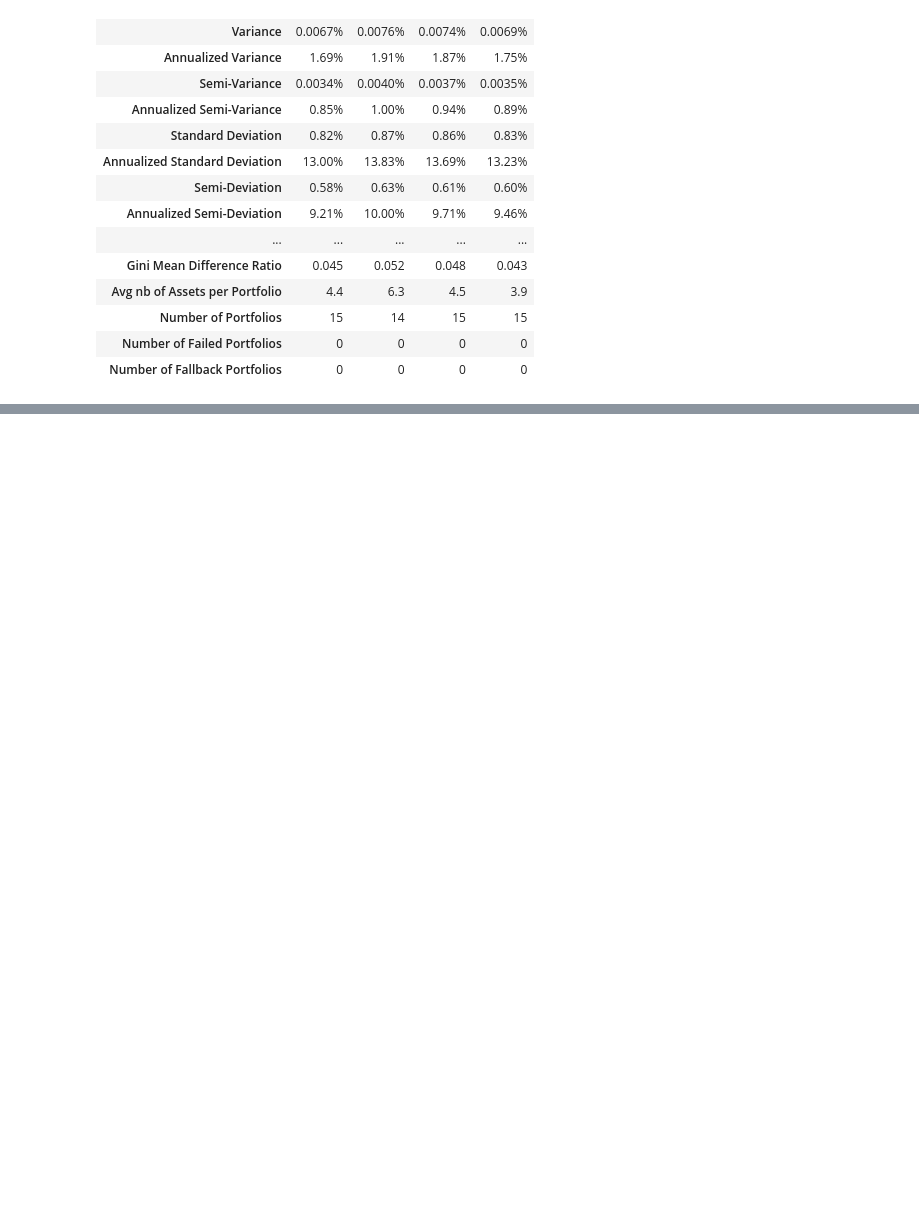
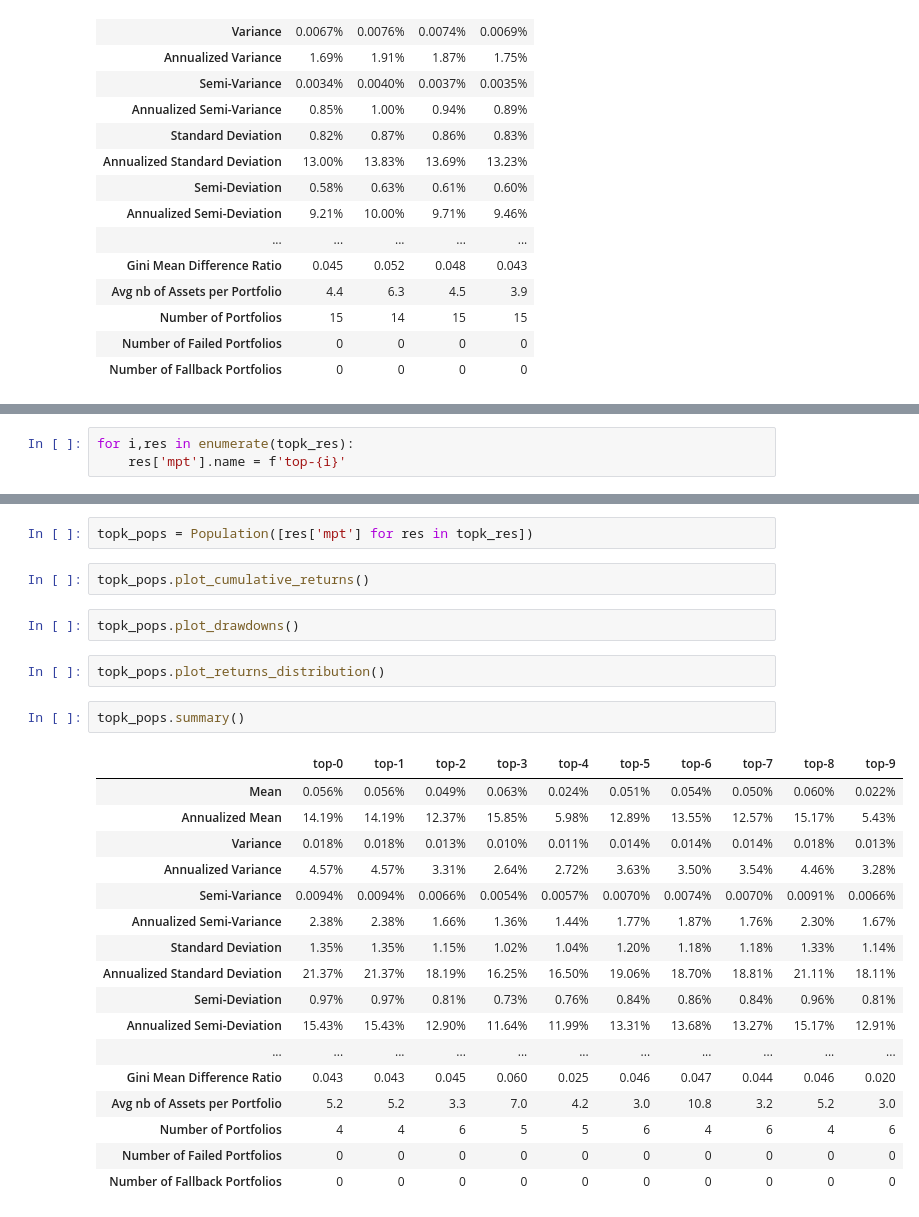
Before and after one commit to wang-jinghui/machine-learning-for-trading, a Jupyter notebook: case_studies/lazy_trading/WalkForward_OOS.ipynb, the cells around one changed output, grey strips where cells are left out. Saved outputs shown, nothing was run; the diff lists cells and outputs as text; blank space fills up the shorter version.

```diff
--- a/case_studies/lazy_trading/WalkForward_OOS.ipynb
+++ b/case_studies/lazy_trading/WalkForward_OOS.ipynb
@@ -213,0 +270,3 @@ pop.summary()
+# %%
+for i,res in enumerate(topk_res):
+    res['mpt'].name = f'top-{i}'
@@ -213,0 +277,28 @@ pop.summary()
+# %%
+topk_pops = Population([res['mpt'] for res in topk_res])
+# %%
+topk_pops.plot_cumulative_returns()
+# %%
+topk_pops.plot_drawdowns()
+# %%
+topk_pops.plot_returns_distribution()
+# %%
+topk_pops.summary()
+# %% [output]
+|  | top-0 | top-1 | top-2 | top-3 | top-4 | top-5 | top-6 | top-7 | top-8 | top-9 |
+| Mean | 0.056% | 0.056% | 0.049% | 0.063% | 0.024% | 0.051% | 0.054% | 0.050% | 0.060% | 0.022% |
+| Annualized Mean | 14.19% | 14.19% | 12.37% | 15.85% | 5.98% | 12.89% | 13.55% | 12.57% | 15.17% | 5.43% |
+| Variance | 0.018% | 0.018% | 0.013% | 0.010% | 0.011% | 0.014% | 0.014% | 0.014% | 0.018% | 0.013% |
+| Annualized Variance | 4.57% | 4.57% | 3.31% | 2.64% | 2.72% | 3.63% | 3.50% | 3.54% | 4.46% | 3.28% |
+| Semi-Variance | 0.0094% | 0.0094% | 0.0066% | 0.0054% | 0.0057% | 0.0070% | 0.0074% | 0.0070% | 0.0091% | 0.0066% |
+| Annualized Semi-Variance | 2.38% | 2.38% | 1.66% | 1.36% | 1.44% | 1.77% | 1.87% | 1.76% | 2.30% | 1.67% |
+| Standard Deviation | 1.35% | 1.35% | 1.15% | 1.02% | 1.04% | 1.20% | 1.18% | 1.18% | 1.33% | 1.14% |
+| Annualized Standard Deviation | 21.37% | 21.37% | 18.19% | 16.25% | 16.50% | 19.06% | 18.70% | 18.81% | 21.11% | 18.11% |
+| Semi-Deviation | 0.97% | 0.97% | 0.81% | 0.73% | 0.76% | 0.84% | 0.86% | 0.84% | 0.96% | 0.81% |
+| Annualized Semi-Deviation | 15.43% | 15.43% | 12.90% | 11.64% | 11.99% | 13.31% | 13.68% | 13.27% | 15.17% | 12.91% |
+| ... | ... | ... | ... | ... | ... | ... | ... | ... | ... | ... |
+| Gini Mean Difference Ratio | 0.043 | 0.043 | 0.045 | 0.060 | 0.025 | 0.046 | 0.047 | 0.044 | 0.046 | 0.020 |
+| Avg nb of Assets per Portfolio | 5.2 | 5.2 | 3.3 | 7.0 | 4.2 | 3.0 | 10.8 | 3.2 | 5.2 | 3.0 |
+| Number of Portfolios | 4 | 4 | 6 | 5 | 5 | 6 | 4 | 6 | 4 | 6 |
+| Number of Failed Portfolios | 0 | 0 | 0 | 0 | 0 | 0 | 0 | 0 | 0 | 0 |
+| Number of Fallback Portfolios | 0 | 0 | 0 | 0 | 0 | 0 | 0 | 0 | 0 | 0 |
```
Also changed, not shown: parts of 14 cells of this notebook.
